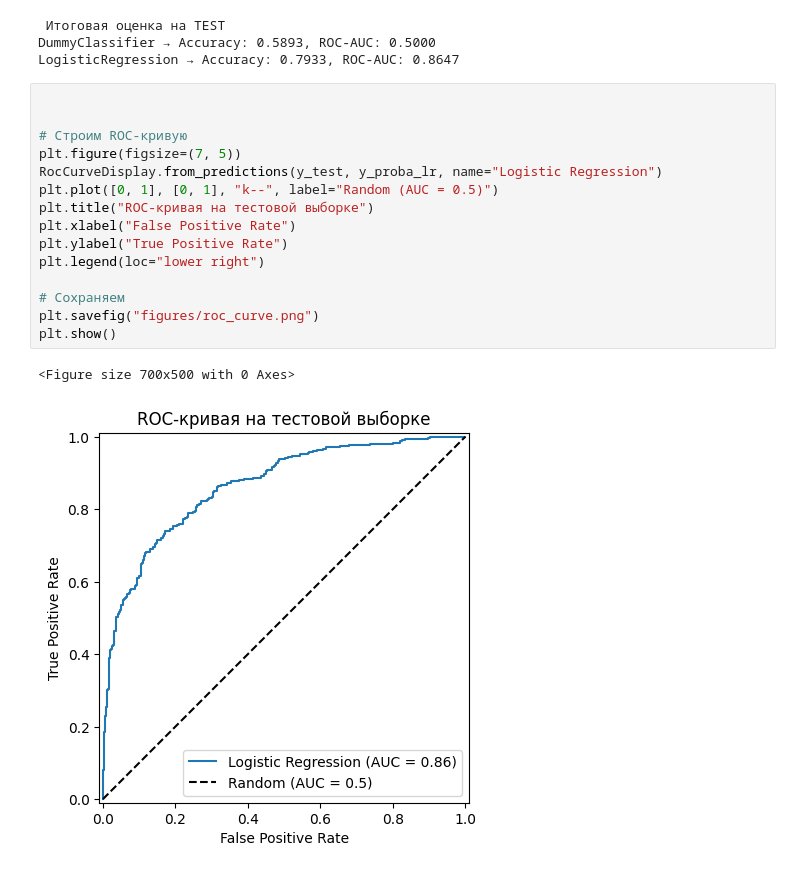
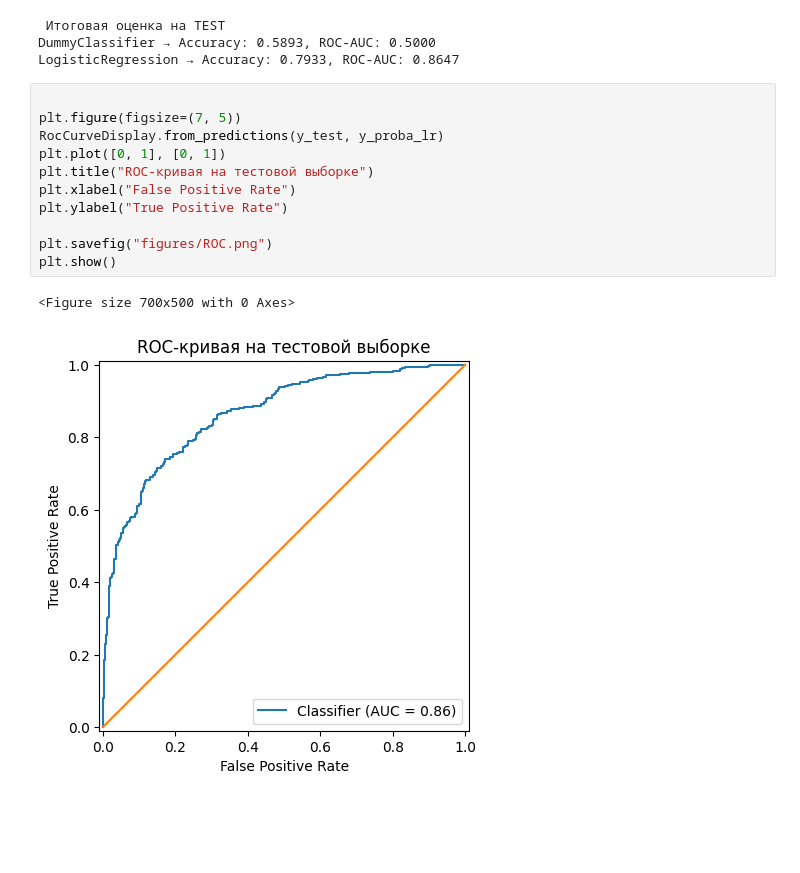
Before and after one commit to andrew-dyakov/-, a Jupyter notebook: homeworks/HW05/HW05.ipynb, the cells around one changed output. Saved outputs shown, nothing was run; the diff lists cells and outputs as text; blank space fills up the shorter version.

```diff
--- a/homeworks/HW05/HW05.ipynb
+++ b/homeworks/HW05/HW05.ipynb
@@ -127,22 +127,18 @@ DummyClassifier → Accuracy: 0.5893, ROC-AUC: 0.5000
 LogisticRegression → Accuracy: 0.7933, ROC-AUC: 0.8647
 # %%
 
-
-# Строим ROC-кривую
 plt.figure(figsize=(7, 5))
-RocCurveDisplay.from_predictions(y_test, y_proba_lr, name="Logistic Regression")
-plt.plot([0, 1], [0, 1], "k--", label="Random (AUC = 0.5)")
+RocCurveDisplay.from_predictions(y_test, y_proba_lr)
+plt.plot([0, 1], [0, 1])
 plt.title("ROC-кривая на тестовой выборке")
 plt.xlabel("False Positive Rate")
 plt.ylabel("True Positive Rate")
-plt.legend(loc="lower right")
 
-# Сохраняем
-plt.savefig("figures/roc_curve.png")
+plt.savefig("figures/ROC.png")
 plt.show()
 # %% [output]
 <Figure size 700x500 with 0 Axes>
-[figure, old version]
+[figure, new version]
 # %%
 results_df = pd.DataFrame({
     'Модель': ['DummyClassifier', 'LogisticRegression'],
```
Also changed, not shown: parts of 1 cell of this notebook.
